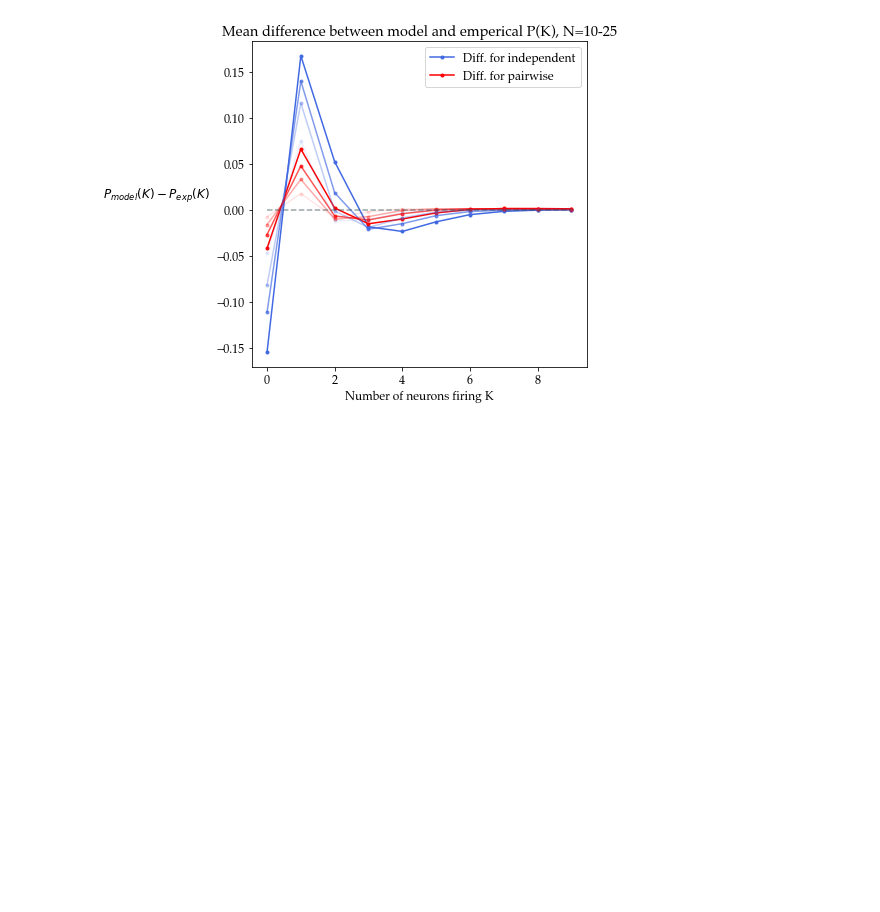
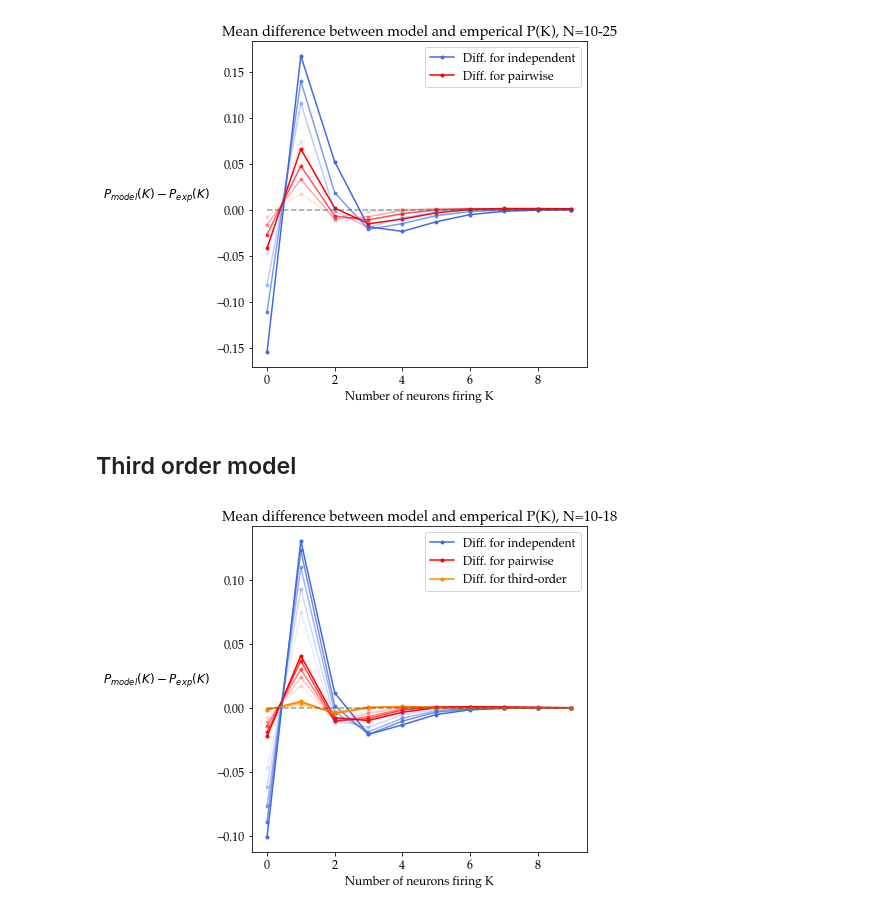
Before and after one commit to abramschon/maxent, a Jupyter notebook: notebooks/correlations.ipynb, the cells around one changed output. Drawn from its saved outputs; the diff is of its cells as text; code cells hidden in the pictures; blank space fills up the shorter version.

Commit message:
Adds results for third order model

```diff
--- a/notebooks/correlations.ipynb
+++ b/notebooks/correlations.ipynb
@@ -211,10 +211,13 @@ plt.show()
 ## N = 10-25
 We go from 10 to 25 and plot the difference between the experimental data and the independent and pairwise predictions $P(K)_{\text{indep/pairwise}} - P(K)_{exp}$ for each $K$.
 # %%
-def load_pks(N):
+def load_pks(N, third=False):
     pks = np.loadtxt(f"../results/correlations/stimulus_{N}_pks.csv", delimiter=",", dtype=float)
     ind_pks = np.loadtxt(f"../results/correlations/stimulus_{N}_ind_pks.csv", delimiter=",", dtype=float)
     ising_pks = np.loadtxt(f"../results/correlations/stimulus_{N}_ising_pks.csv", delimiter=",", dtype=float)
+    if third:
+        third_pks = np.loadtxt(f"../results/correlations/stimulus_{N}_third_pks.csv", delimiter=",", dtype=float)
+        return pks, ind_pks, ising_pks, third_pks
     return pks, ind_pks, ising_pks
 # %%
 pks, ind_pks, ising_pks = load_pks(40)
@@ -420,3 +423,29 @@ plt.plot(np.arange(trunc), np.zeros(trunc),"--",color="darkslategrey",alpha=0.5)
 plt.show()
 # %% [output]
 [figure]
+# %% [markdown]
+## Third order model
+# %%
+Ns = np.arange(10,19,2) # redefine this to be 10-20
+trunc = 10 # truncate the Ks at this number
+plt.figure(figsize=(6,6))
+
+for N in Ns[-1::-1]:
+    pks, indep_pks, ising_pks, third_pks = load_pks(N,True)
+    dff_indep_ks, ind_Ks = get_trunc_pks(indep_pks - pks, trunc)
+    dff_ising_ks, ising_Ks = get_trunc_pks(ising_pks - pks, trunc)
+    diff_third_ks, third_Ks = get_trunc_pks(third_pks - pks, trunc)
+    alpha =  np.max( ((N - np.min(Ns))/(np.max(Ns)-np.min(Ns) ), 0.1) )
+    plt.plot(ind_Ks,np.mean(dff_indep_ks,axis=1),'.-',color="royalblue", alpha=alpha)
+    plt.plot(ising_Ks,np.mean(dff_ising_ks,axis=1),'.-',color="red", alpha=alpha)
+    plt.plot(third_Ks,np.mean(diff_third_ks,axis=1),'.-',color="darkorange", alpha=alpha)
+
+
+    plt.xlabel("Number of neurons firing K")
+    plt.ylabel("$P_{model}(K)-P_{exp}(K)$",rotation=0,labelpad=60)
+    plt.title(f"Mean difference between model and emperical P(K), N={Ns[0]}-{Ns[-1]}")
+plt.legend(['Diff. for independent', 'Diff. for pairwise', 'Diff. for third-order'])
+plt.plot(np.arange(trunc), np.zeros(trunc),"--",color="darkslategrey",alpha=0.5)
+plt.show()
+# %% [output]
+[figure, added]
```
Also changed, not shown: parts of 2 cells of this notebook.
